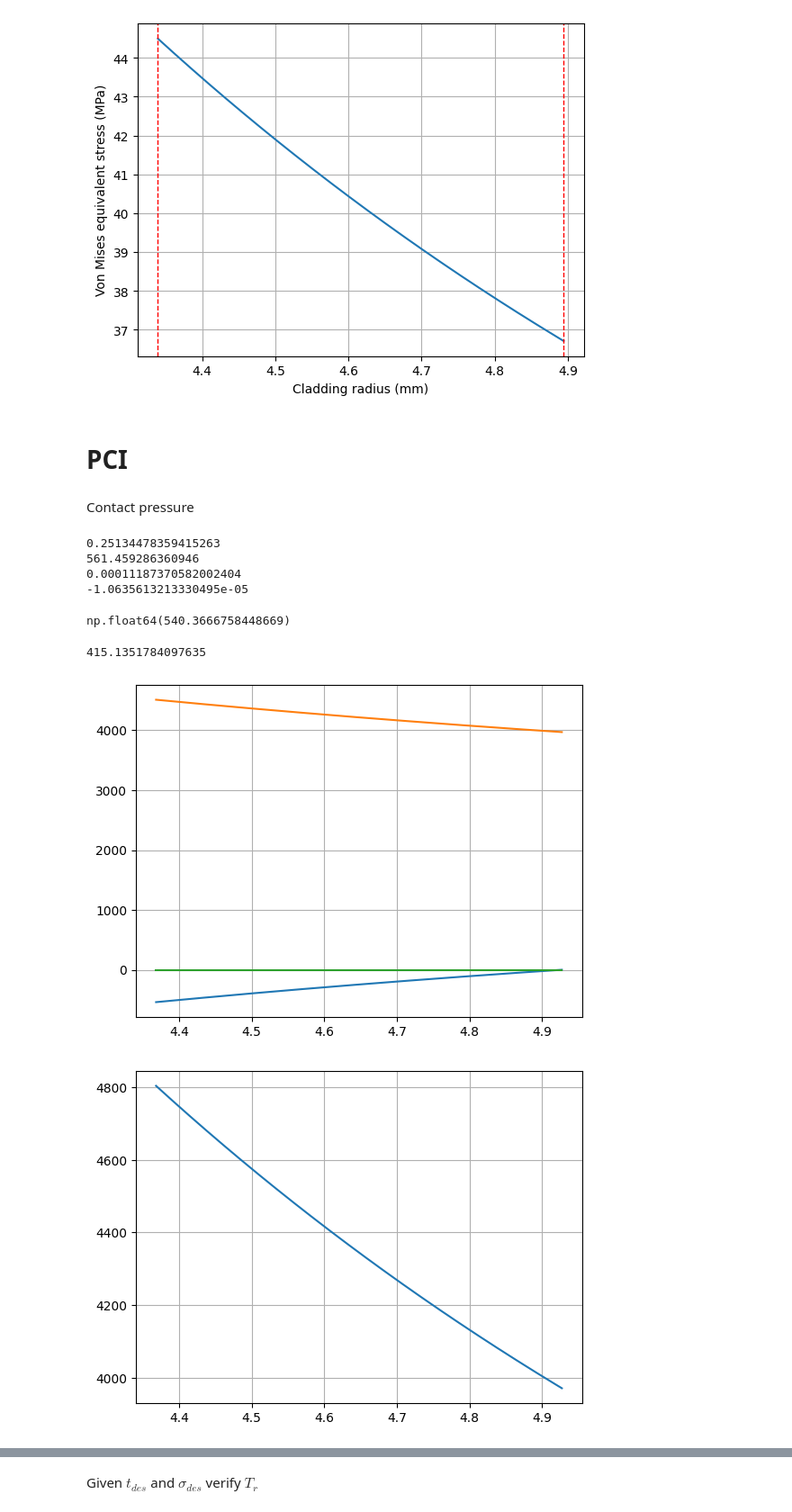
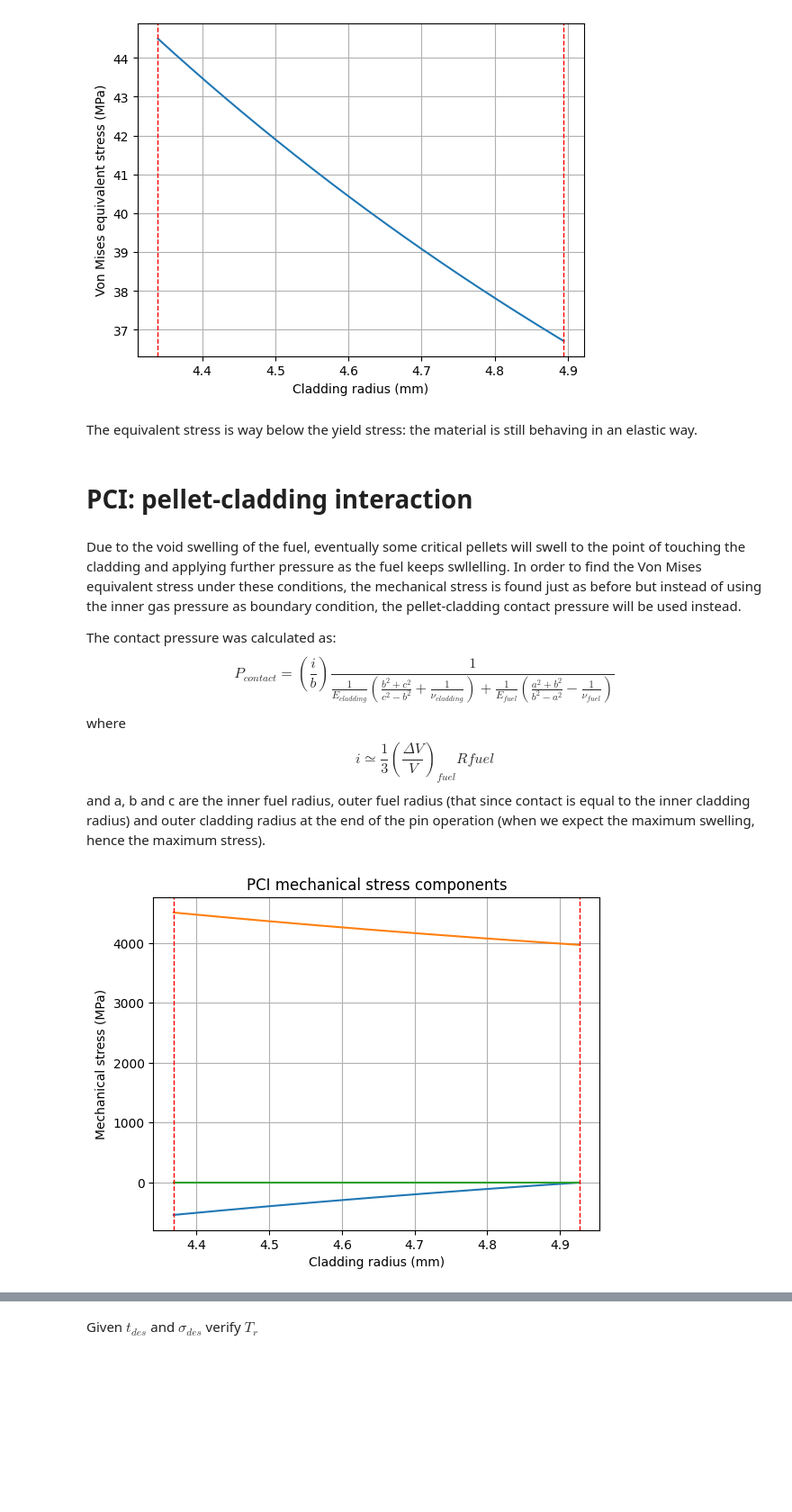
Before and after one commit to Andrea1999Broglia/ASTRID-reactor-fuel-pin-design, a Jupyter notebook: Reactor model.ipynb, the cells around one changed output, grey strips where cells are left out. Shown at 90% size. Cells and saved outputs as stored; diff of their text form; code cells hidden in the pictures; blank space fills up the shorter version.

```diff
--- a/Reactor model.ipynb
+++ b/Reactor model.ipynb
@@ -1532,68 +1575,61 @@ plt.axvline(x=rvals[-1], color="r", ls="--", linewidth=1)
 plt.grid()
 # %% [output]
 [figure]
+# %% [markdown]
+The equivalent stress is way below the yield stress: the material is still behaving in an elastic way.
 # %% [markdown]
-# PCI
+# PCI: pellet-cladding interaction
-# %% [markdown]
-Contact pressure
+# %% [markdown]
+Due to the void swelling of the fuel, eventually some critical pellets will swell to the point of touching the cladding and applying further pressure as the fuel keeps swllelling. In order to find the Von Mises equivalent stress under these conditions, the mechanical stress is found just as before but instead of using the inner gas pressure as boundary condition, the pellet-cladding contact pressure will be used instead.
+
+The contact pressure was calculated as:
+\begin{equation}
+    P_{contact}=(\frac{i}{b})\frac{1}{\frac{1}{E_{cladding}}(\frac{b^2+c^2}{c^2-b^2}+\frac{1}{\nu_{cladding}})+\frac{1}{E_{fuel}}(\frac{a^2+b^2}{b^2-a^2}-\frac{1}{\nu_{fuel}})}
+\end{equation}
+where
+\begin{equation}
+    i\simeq \frac{1}{3}(\frac{\Delta V}{V})_{fuel}Rfuel
+\end{equation}
+and  a, b and c are the inner fuel radius, outer fuel radius (that since contact is equal to the inner cladding radius) and outer cladding radius at the end of the pin operation (when we expect the maximum swelling, hence the maximum stress).
 # %%
+#radii
 a=Rfi_new[node]
 b=Rfo_new[node]
 c=Rco_final[node]
 
+#contact pressure
 i=(1/3)*Rfo_hot[node]*(0.07*(burnup_final[node]*(1440-contact_time[node])/1440)/100)
-print(i)
-print(cladding_PCI_profile.y[0][-1])
-print(((1000*Young_c(cladding_PCI_profile.y[0][-1]))**-1*((b**2+c**2)/(c**2-b**2)+1/v_cladding(cladding_PCI_profile.y[0][-1]))))
-
-print((Young_f(cladding_PCI_profile.y[0][-1], Por=0.05)**-1*((a**2+b**2)/(b**2-a**2)-1/v_f)))
 p_contact=(i/b)/(((1000*Young_c(cladding_PCI_profile.y[0][-1]))**-1*((b**2+c**2)/(c**2-b**2)+1/v_cladding(cladding_PCI_profile.y[0][-1])))+(Young_f(cladding_PCI_profile.y[0][-1], Por=0.05)**-1*((a**2+b**2)/(b**2-a**2)-1/v_f)))
 
-display(p_contact)
-print(Yield_stress_c(cladding_PCI_profile.y[0][-1]))
-
+#stress calculation
 rvals=np.flip(cladding_PCI_profile.t)
 a,b,r=sp.symbols("a b r")
 sigma_r=a/r**2+b
 
 sigma_cladding_rm=np.zeros(len(rvals))
 sigma_cladding_thetam=np.zeros(len(rvals))
 sigma_cladding_zm=np.zeros(len(rvals))
 C1=sp.Eq(sigma_r.subs(r,rvals[0]),-p_contact) #MPa
 C2=sp.Eq(sigma_r.subs(r,rvals[-1]),0) #MPa
 
 parameters=sp.solve((C1,C2), [a,b])
 sigma_r=sigma_r.subs(parameters)
 sigma_theta=sigma_r+r*sigma_r.diff(r,1)
 
 for i in range(len(rvals)):
     sigma_cladding_rm[i]=sigma_r.subs(r, rvals[i])
     sigma_cladding_thetam[i]=sigma_theta.subs(r, rvals[i])
 
 
 plt.figure()
-plt.plot(rvals, sigma_cladding_rm)
-plt.plot(rvals, sigma_cladding_thetam)
-plt.plot(rvals, sigma_cladding_zm)
+plt.plot(rvals, sigma_cladding_rm, label="Radial component")
+plt.plot(rvals, sigma_cladding_thetam, label="Hoop component")
+plt.plot(rvals, sigma_cladding_zm, label="Axial component")
+plt.xlabel("Cladding radius (mm)")
+plt.ylabel("Mechanical stress (MPa)")
+plt.title("PCI mechanical stress components")
+plt.axvline(x=rvals[0], color="r", ls="--", linewidth=1)
+plt.axvline(x=rvals[-1], color="r", ls="--", linewidth=1)
 plt.grid()
-
-#equivalent stress
-equivalent_stress=np.zeros(len(rvals))
-
-sigma_cladding_r=sigma_cladding_rm
-sigma_cladding_theta=sigma_cladding_thetam
-sigma_cladding_z=sigma_cladding_zm
-for i in range(len(rvals)):
-    equivalent_stress[i]=math.sqrt(((sigma_cladding_r[i]-sigma_cladding_theta[i])**2+(sigma_cladding_r[i]-sigma_cladding_z[i])**2+(sigma_cladding_theta[i]-sigma_cladding_z[i])**2)/2)
-plt.figure()
-plt.plot(rvals, equivalent_stress)
-plt.grid()
 # %% [output]
-0.25134478359415263
-561.459286360946
-0.00011187370582002404
--1.0635613213330495e-05
-np.float64(540.3666758448669)
-415.1351784097635
-[figure, old version]
+[figure, new version]
-[figure, removed]
```
Also changed, not shown: parts of 25 cells of this notebook.
